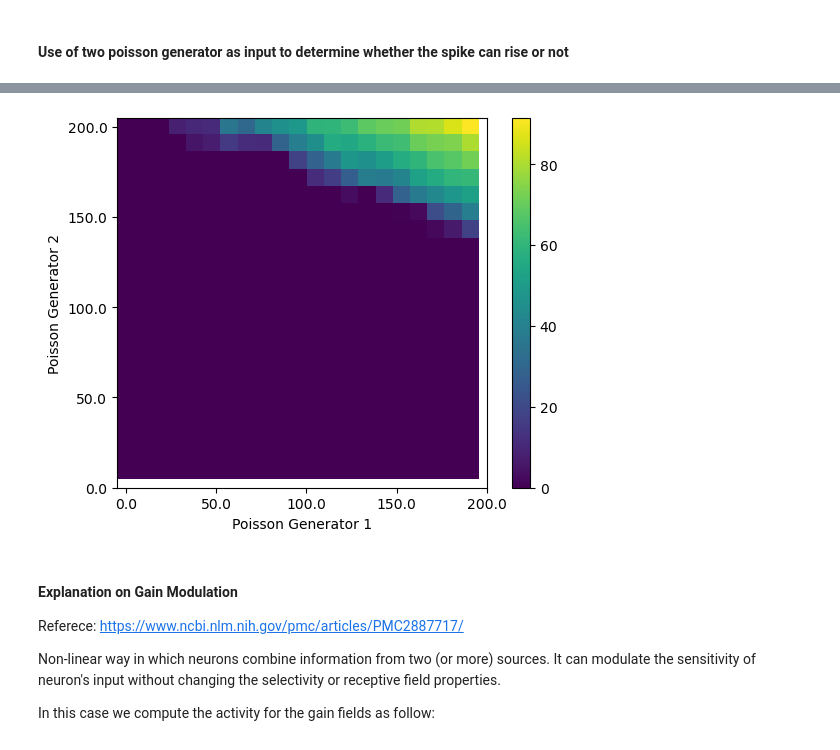
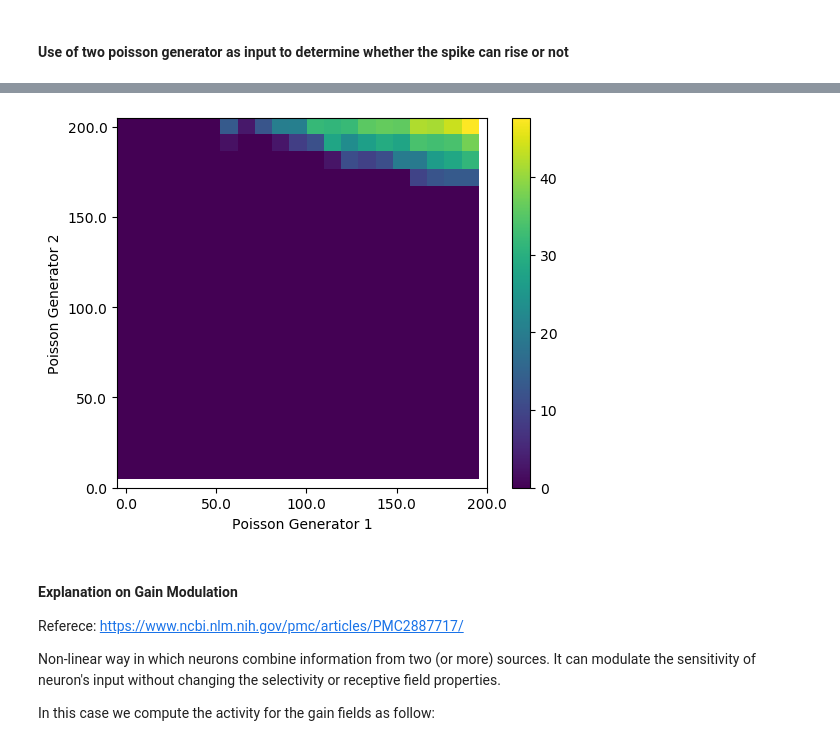
Before and after one commit to aung9htet/counting_snn, a Jupyter notebook: subitization_notebook.ipynb, the cells around one changed output, grey strips where cells are left out. Drawn from its saved outputs; the diff is of its cells as text; code cells hidden in the pictures.

```diff
--- a/subitization_notebook.ipynb
+++ b/subitization_notebook.ipynb
@@ -398,7 +413,7 @@ def test_tau_generator(tau_m, rate):
             # "I_e": current * (10 ** 6),   # pA input current (commented)
             "I_e": 0,                       # pA input current
             "tau_m": tau_m,                    # ms membrane time constant
-            "C_m": 10 * 10**6,     # pF membrane capacitance (calculated for R = 1)
+            "C_m": 4 * 10**6,     # pF membrane capacitance (calculated for R = 1)
             "t_ref": 0                      # ms refractory period
         }
 
@@ -429,7 +444,7 @@ def test_tau_generator(tau_m, rate):
     return len(spike_recorder.get("events")["times"]), multimeter.get()
 # %%
 plt.figure()
-tau_range = np.linspace(60, 70, 11)
+tau_range = np.linspace(1, 11, 11)
 rate_range = range(0, 200, 10)
 record_fr = np.empty(0)
 for tau in tau_range:
@@ -468,8 +483,8 @@ def test_gain_mod(rate1, rate2, weight1, weight2):
         "tau_syn_ex": 1000,             # ms rise time of the excitatory synaptic alpha function (i.e. to see the current for each spike decays)
         # "I_e": current * (10 ** 6),   # pA input current (commented)
         "I_e": 0,                       # pA input current
-        "tau_m": 70,                    # ms membrane time constant
-        "C_m": 10 * 10**6,     # pF membrane capacitance (calculated for R = 1)
+        "tau_m": 7,                    # ms membrane time constant
+        "C_m": 4 * 10**6,     # pF membrane capacitance (calculated for R = 1)
         "t_ref": 0                      # ms refractory period
     }
 
@@ -510,7 +525,7 @@ fig, axs = plt.subplots(10,10)
 max_range = 200
 min_range = 0
 no_of_test = 21
-w1_list = np.linspace(0.1, 1, 11)
+w1_list = np.linspace(0.1, 1, 10)
 w2_list = np.linspace(0.1, 1, 10)
 for w1 in range(10):
     for w2 in range(10):
@@ -551,21 +565,24 @@ KeyboardInterrupt:
 # %%
+max_range = 200
+min_range = 0
+no_of_test = 21
 rate1_range = np.linspace(max_range,min_range, no_of_test)
 rate2_range = np.linspace(min_range,max_range, no_of_test)
 record_fr = np.empty((len(rate1_range), len(rate2_range)))
 for r1_i in range(len(rate1_range)):
     for r2_i in range(len(rate2_range)):
-        fr, _ = test_gain_mod(rate1_range[r1_i], rate2_range[r2_i], 5, 2)
+        fr, _ = test_gain_mod(rate1_range[r1_i], rate2_range[r2_i], 0.8, 0.2)
         record_fr[r1_i][r2_i] = fr
 plt.figure()
 plt.imshow(record_fr)
 plt.xlabel("Poisson Generator 1")
 plt.ylabel("Poisson Generator 2")
 plt.xticks(ticks=np.linspace(0, no_of_test,5), labels=np.linspace(min_range, max_range, 5))
 plt.yticks(ticks=np.linspace(0, no_of_test,5), labels=np.linspace(max_range, min_range, 5))
 plt.colorbar()
 plt.show()
 # %% [output]
-[figure, old version]
+[figure, new version]
 # %% [markdown]
 #### Explanation on Gain Modulation
 
```
Also changed, not shown: parts of 4 cells of this notebook.
